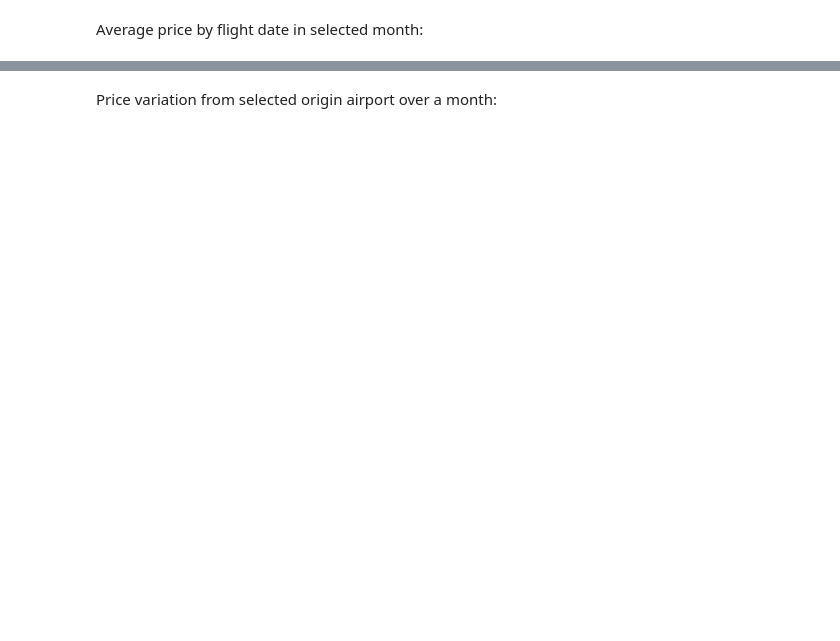
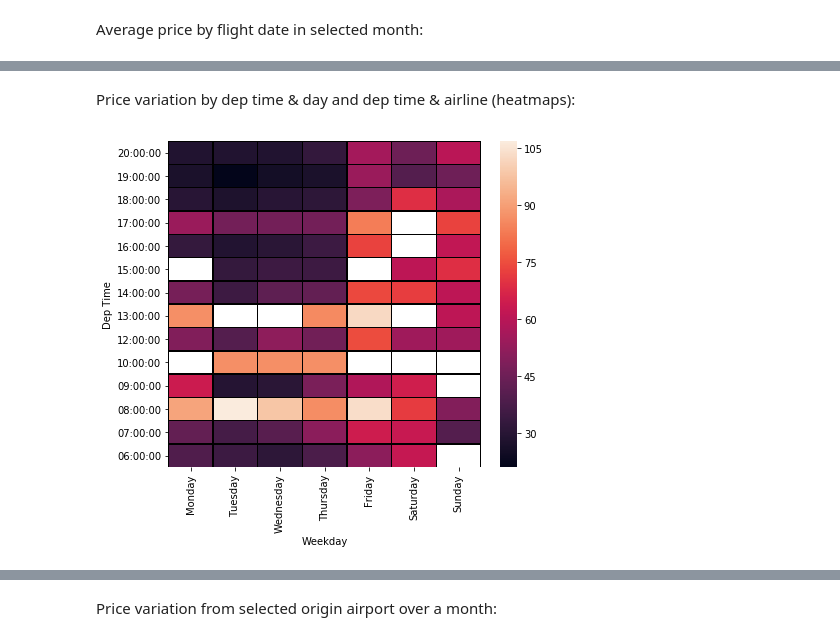
Before and after one commit to alexkapele/airfare_scraping, a Jupyter notebook: fares_analysis.ipynb, the cells around one changed output, grey strips where cells are left out. Cells and saved outputs as stored; diff of their text form; code cells hidden in the pictures; blank space fills up the shorter version.

```diff
--- a/fares_analysis.ipynb
+++ b/fares_analysis.ipynb
@@ -96,0 +99,19 @@ plt.show()
+# %% [markdown]
+Price variation by dep time & day and dep time & airline (heatmaps):
+# %%
+import seaborn as sns
+plt.figure(figsize=(7, 6))
+by_day_time = data[(data.Month==month)&(data.Airline!='KLM')]
+#Group dep times
+time_rounded = by_day_time['Dep Time (local)'].apply(lambda dt: datetime.time(dt.hour,0))
+#30*(dt.minute // 30)))
+by_day_time.insert(by_day_time.shape[1],'Rounded Dep Time',time_rounded)
+by_day_time = pd.DataFrame(by_day_time.groupby(['Weekday','Rounded Dep Time'])['Price'].mean()).reset_index()
+by_day_time = by_day_time.rename(columns={'Rounded Dep Time': 'Dep Time'})
+by_day_time = by_day_time.pivot(index='Dep Time', columns='Weekday', values='Price')
+by_day_time = by_day_time.reindex(cats,axis=1)
+ax = sns.heatmap(by_day_time,linewidths=.5,linecolor='black')
+ax.invert_yaxis()
+plt.show()
+# %% [output]
+[figure, added]
```
Also changed, not shown: parts of 14 cells of this notebook.
